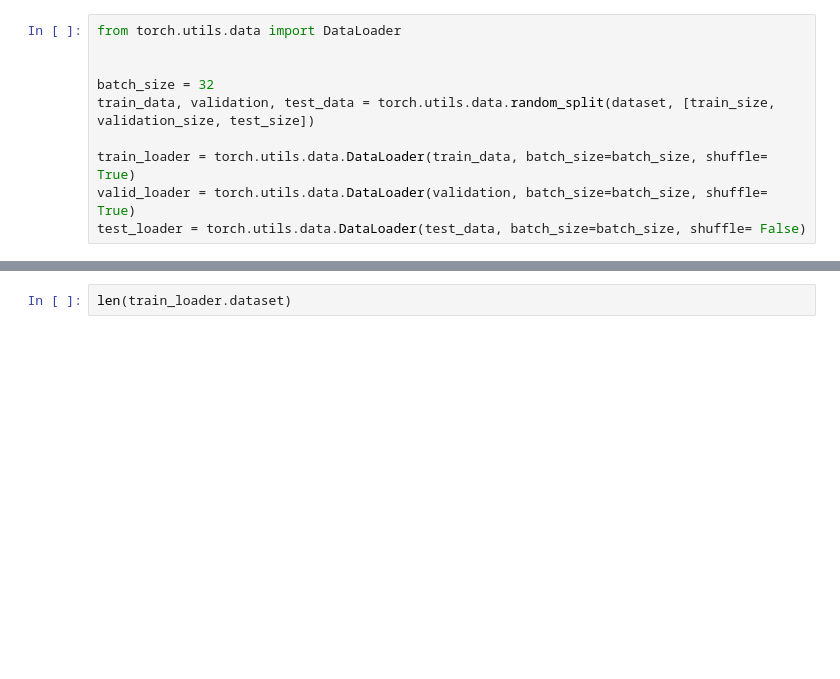
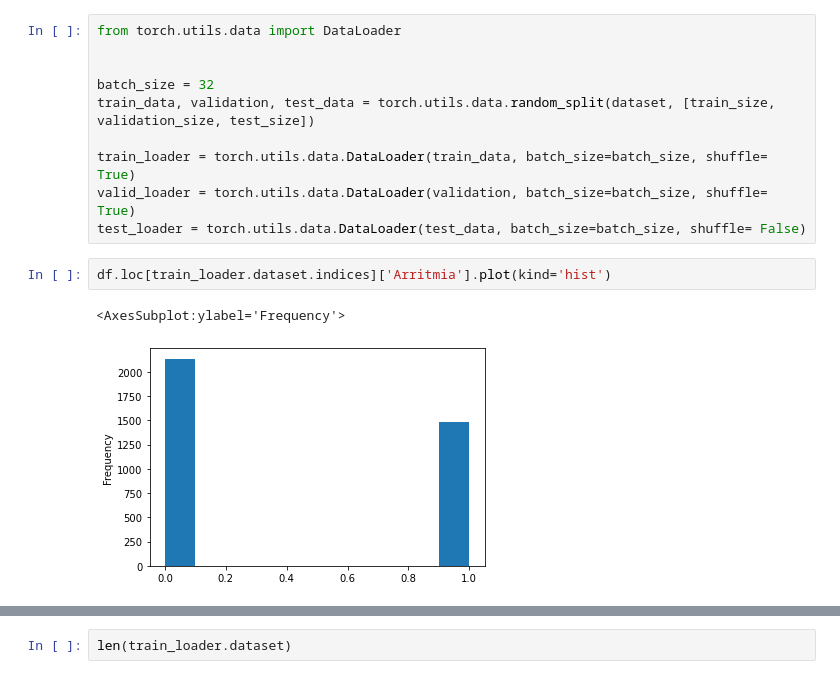
Before and after one commit to cgalvaojr1976/ic-ecg, a Jupyter notebook: models/deteccao-de-arritmia.v2.ipynb, the cells around one changed output, grey strips where cells are left out. Saved outputs shown, nothing was run; the diff lists cells and outputs as text; blank space fills up the shorter version.

```diff
--- a/models/deteccao-de-arritmia.v2.ipynb
+++ b/models/deteccao-de-arritmia.v2.ipynb
@@ -120,3 +118,8 @@ train_data, validation, test_data = torch.utils.data.random_split(dataset, [trai
 train_loader = torch.utils.data.DataLoader(train_data, batch_size=batch_size, shuffle= True)
 valid_loader = torch.utils.data.DataLoader(validation, batch_size=batch_size, shuffle= True)
 test_loader = torch.utils.data.DataLoader(test_data, batch_size=batch_size, shuffle= False)
+# %%
+df.loc[train_loader.dataset.indices]['Arritmia'].plot(kind='hist')
+# %% [output]
+<AxesSubplot:ylabel='Frequency'>
+[figure, added]
```
Also changed, not shown: parts of 20 cells of this notebook, 2 other files.
